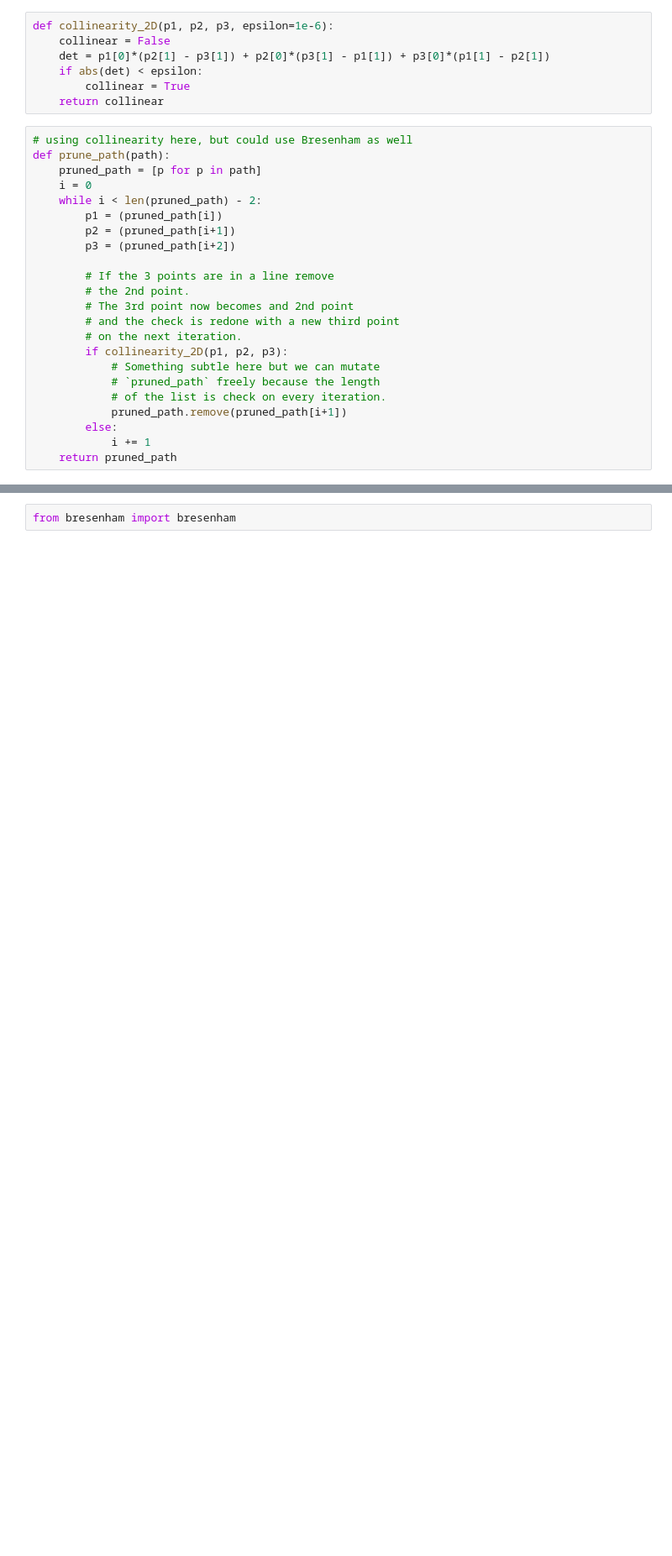
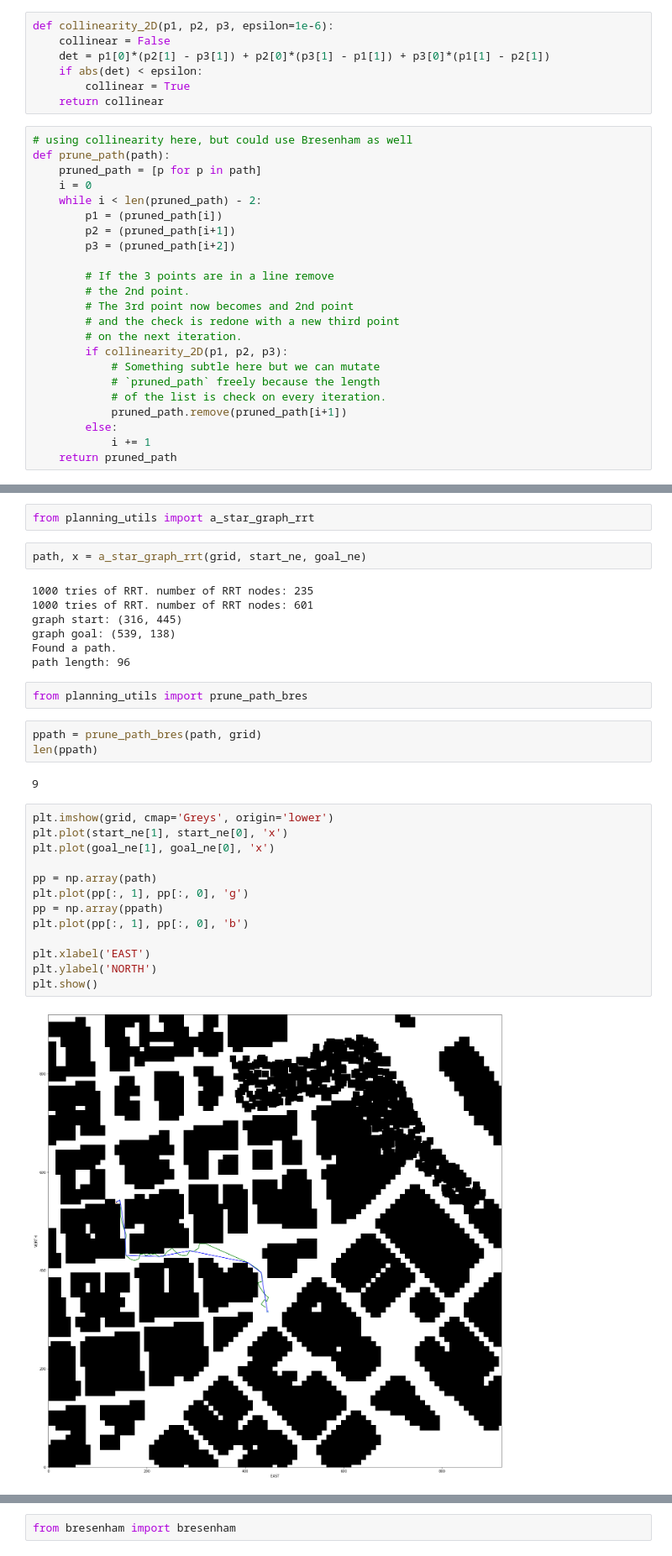
Before and after one commit to asimonov/FCND-Motion-Planning, a Jupyter notebook: prototype-planning.ipynb, the cells around one changed output, grey strips where cells are left out. Shown at 84% size. Drawn from its saved outputs; the diff is of its cells as text; blank space fills up the shorter version.

```diff
--- a/prototype-planning.ipynb
+++ b/prototype-planning.ipynb
@@ -158,0 +143,33 @@ plt.show()
+# %%
+from planning_utils import a_star_graph_rrt
+# %%
+path, x = a_star_graph_rrt(grid, start_ne, goal_ne)
+# %% [output]
+1000 tries of RRT. number of RRT nodes: 235
+1000 tries of RRT. number of RRT nodes: 601
+graph start: (316, 445)
+graph goal: (539, 138)
+Found a path.
+path length: 96
+# %%
+from planning_utils import prune_path_bres
+# %%
+ppath = prune_path_bres(path, grid)
+len(ppath)
+# %% [output]
+9
+# %%
+plt.imshow(grid, cmap='Greys', origin='lower')
+plt.plot(start_ne[1], start_ne[0], 'x')
+plt.plot(goal_ne[1], goal_ne[0], 'x')
+
+pp = np.array(path)
+plt.plot(pp[:, 1], pp[:, 0], 'g')
+pp = np.array(ppath)
+plt.plot(pp[:, 1], pp[:, 0], 'b')
+
+plt.xlabel('EAST')
+plt.ylabel('NORTH')
+plt.show()
+# %% [output]
+[figure, added]
```
Also changed, not shown: parts of 12 cells of this notebook, 1 other file.
